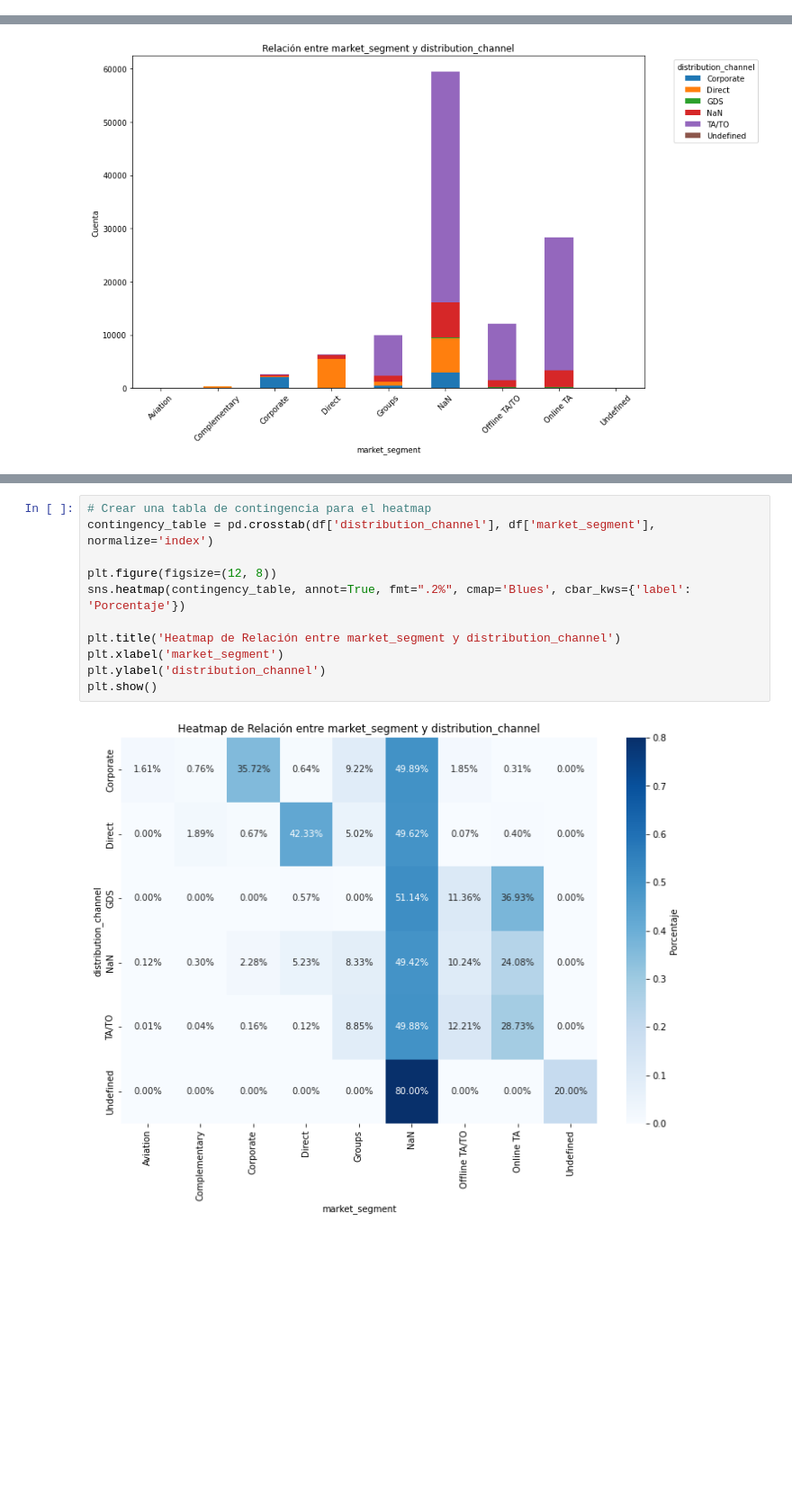
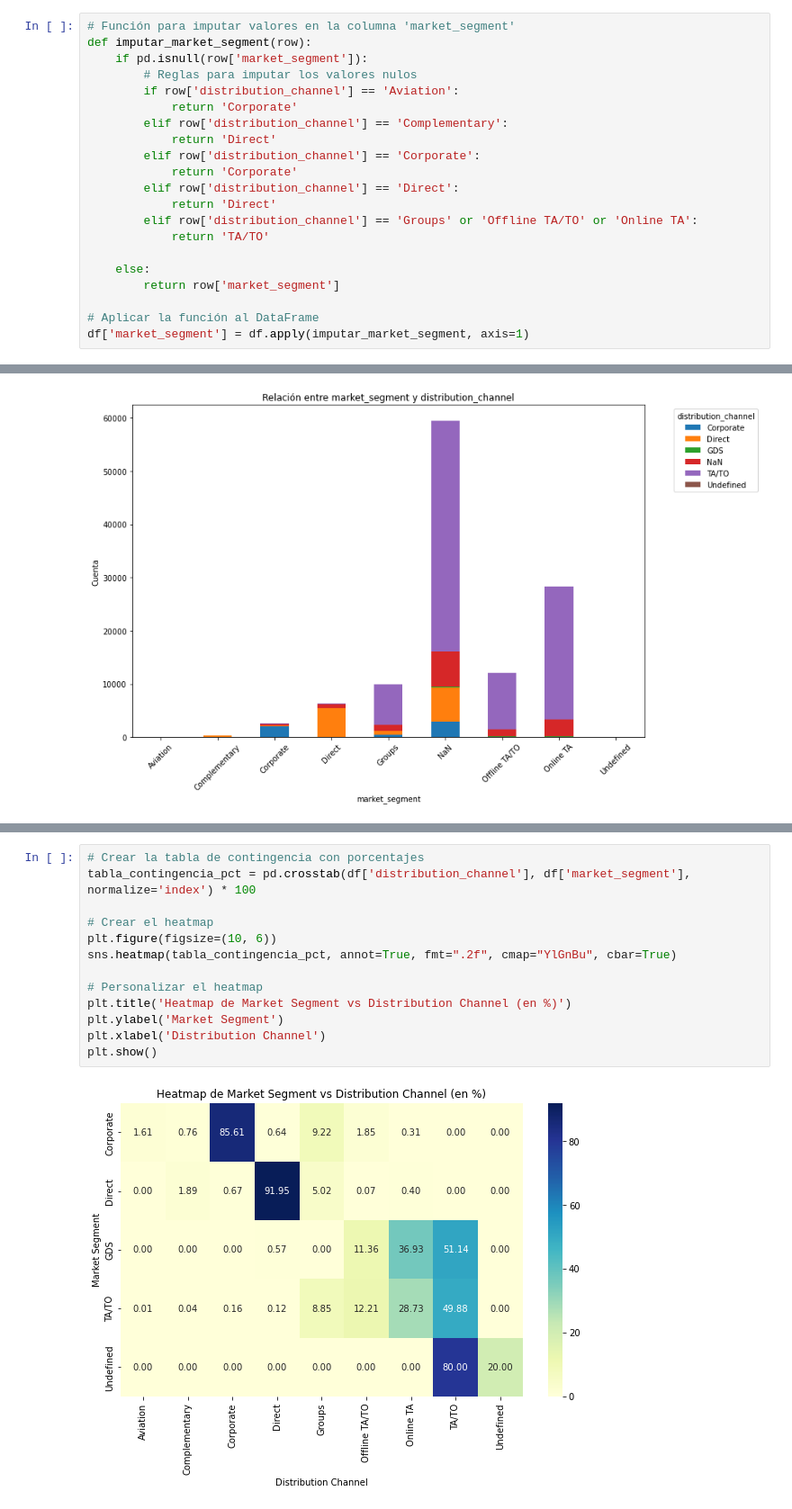
Before and after one commit to carla-caracola/proyecto_analisis_cancelaciones_reservas, a Jupyter notebook: limpieza_transformacion_carmen.ipynb, the cells around one changed output, grey strips where cells are left out. Shown: that part at 90% size. Drawn from its saved outputs; the diff is of its cells as text; blank space fills up the shorter version.

Commit message:
add columna market

```diff
--- a/limpieza_transformacion_carmen.ipynb
+++ b/limpieza_transformacion_carmen.ipynb
@@ -163,5 +162,26 @@ Name: adults, dtype: int64
 # %% [markdown]
 Vemos que hay un número muy elevado de adultos en una misma habitación. Vamos a ver si esa habitación corresponde siempre al mismo tipo y sacar conclusiones de que pueda ser un salón de actos, comedor, sala de juntas, etc.
+# %%
+# Función para imputar valores en la columna 'market_segment'
+def imputar_market_segment(row):
+    if pd.isnull(row['market_segment']):
+        # Reglas para imputar los valores nulos
+        if row['distribution_channel'] == 'Aviation':
+            return 'Corporate'
+        elif row['distribution_channel'] == 'Complementary':
+            return 'Direct'
+        elif row['distribution_channel'] == 'Corporate':
+            return 'Corporate'
+        elif row['distribution_channel'] == 'Direct':
+            return 'Direct'
+        elif row['distribution_channel'] == 'Groups' or 'Offline TA/TO' or 'Online TA':
+            return 'TA/TO'
+
+    else:
+        return row['market_segment']
+
+# Aplicar la función al DataFrame
+df['market_segment'] = df.apply(imputar_market_segment, axis=1)
 # %%
 # Graficar la relación entre el número de adultos y el tipo de habitación reservada
 plt.figure(figsize=(20, 10))
@@ -408,13 +385,15 @@ Conclusiones rápidas:
 # %%
-# Crear una tabla de contingencia para el heatmap
-contingency_table = pd.crosstab(df['distribution_channel'], df['market_segment'], normalize='index')
+# Crear la tabla de contingencia con porcentajes
+tabla_contingencia_pct = pd.crosstab(df['distribution_channel'], df['market_segment'], normalize='index') * 100
 
-plt.figure(figsize=(12, 8))
-sns.heatmap(contingency_table, annot=True, fmt=".2%", cmap='Blues', cbar_kws={'label': 'Porcentaje'})
+# Crear el heatmap
+plt.figure(figsize=(10, 6))
+sns.heatmap(tabla_contingencia_pct, annot=True, fmt=".2f", cmap="YlGnBu", cbar=True)
 
-plt.title('Heatmap de Relación entre market_segment y distribution_channel')
-plt.xlabel('market_segment')
-plt.ylabel('distribution_channel')
+# Personalizar el heatmap
+plt.title('Heatmap de Market Segment vs Distribution Channel (en %)')
+plt.ylabel('Market Segment')
+plt.xlabel('Distribution Channel')
 plt.show()
 # %% [output]
-[figure, old version]
+[figure, new version]
```
Also changed, not shown: parts of 31 cells of this notebook.
